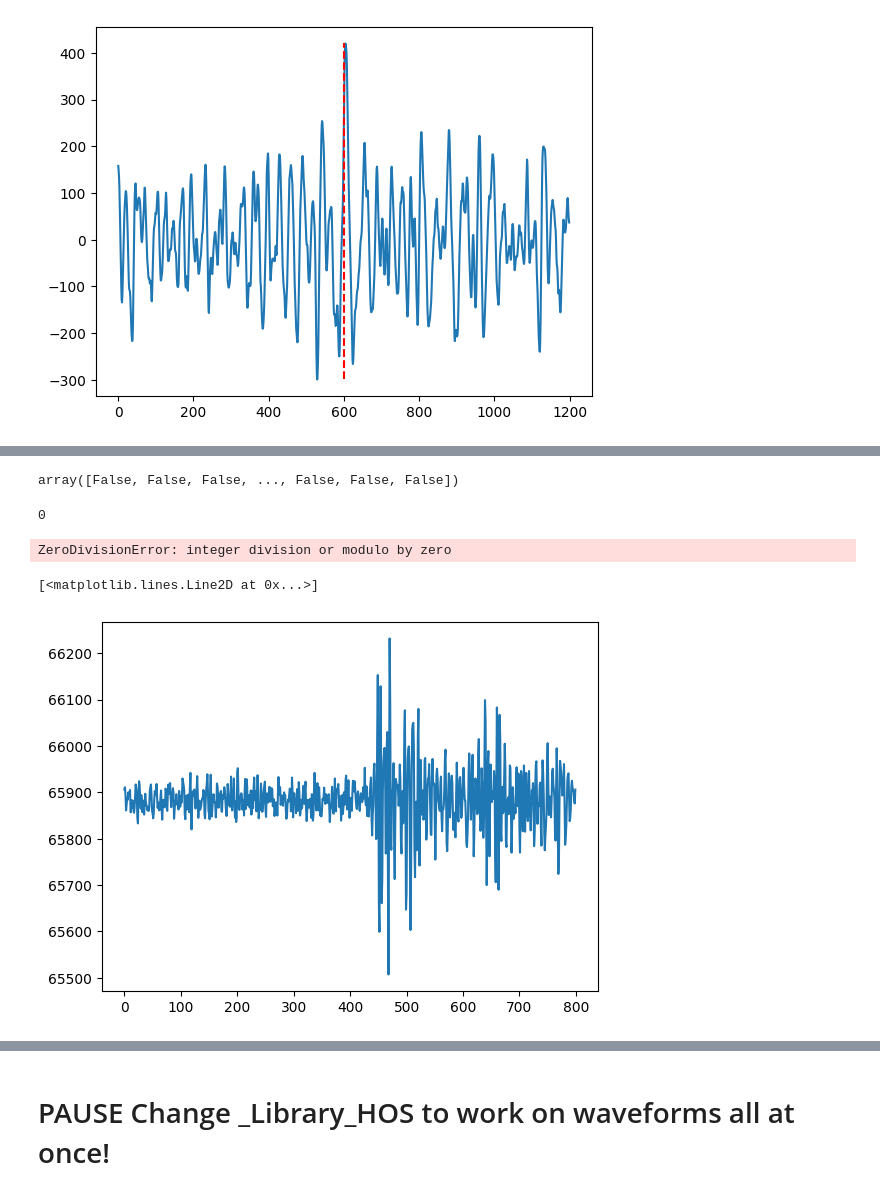
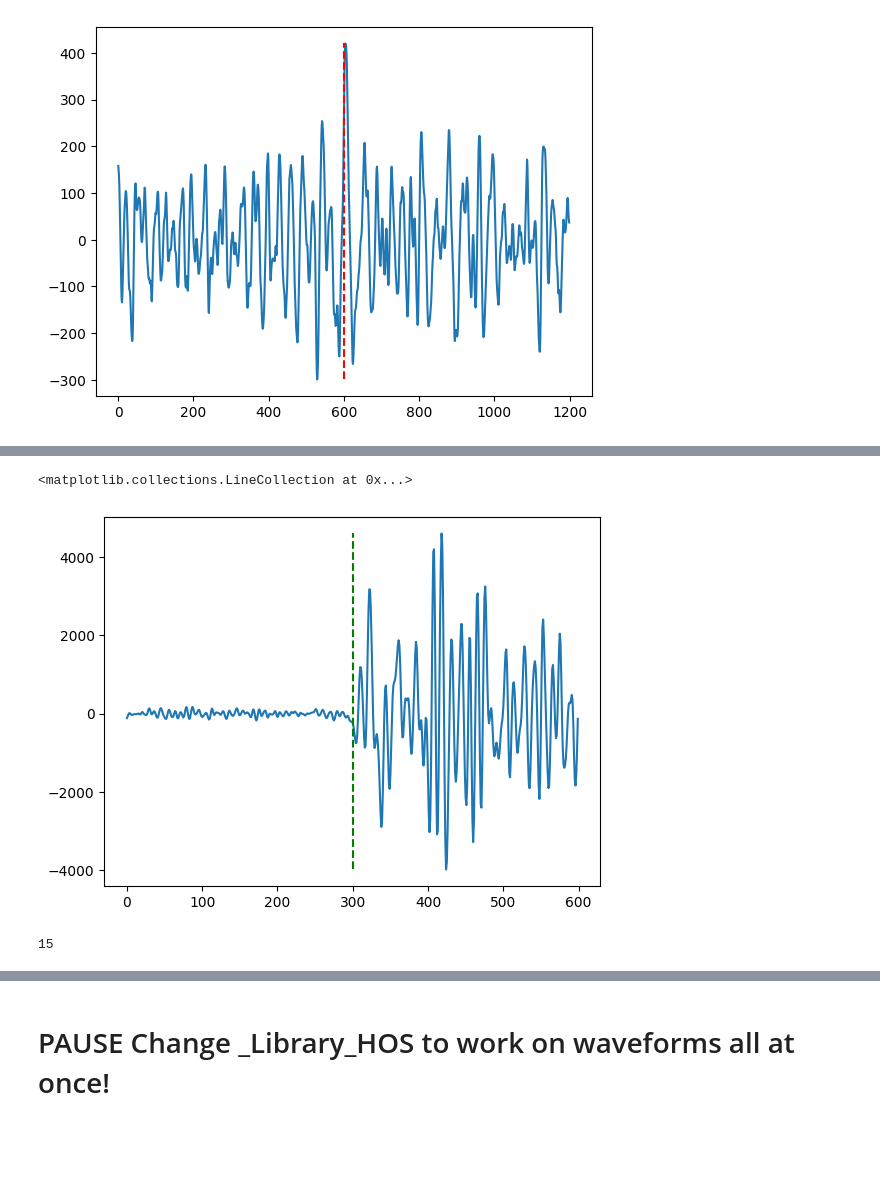
Before and after one commit to Nemenick/primoprogetto, a Jupyter notebook: Codici/_DETECT_HOS.ipynb, the cells around one changed output, grey strips where cells are left out. Cells and saved outputs as stored; diff of their text form; code cells hidden in the pictures; blank space fills up the shorter version.

```diff
--- a/Codici/_DETECT_HOS.ipynb
+++ b/Codici/_DETECT_HOS.ipynb
@@ -305,4 +377,0 @@ zeros = D.sismogramma==0
-# %%
-zeros[0]
-# %% [output]
-array([False, False, False, ..., False, False, False])
@@ -323,13 +378,28 @@ or_s = 299
-# %%
-or_s-wind if or_s-wind >0  else 0
-# %% [output]
-0
-# %%
-sig = _Library_HOS.freq_filter(D.sismogramma[i][or_s-wind:or_s+8*int(D.metadata["sampling_rate"][i])], D.metadata["sampling_rate"][i], freq, type_filter= filt)
-# %% [output]
-ZeroDivisionError: integer division or modulo by zero
-# %%
-plt.plot(D.sismogramma[i][or_s:or_s+8*int(D.metadata["sampling_rate"][i])])
-# %% [output]
-[<matplotlib.lines.Line2D at 0x...>]
-[figure, removed]
+# %%
+#plt.plot(sig)
+import numpy as np
+import matplotlib.pyplot as plt
+import _Library_HOS
+s = 300
+
+i=59
+u = times_hos[(times_hos["Accept"] == "True") & (times_hos["trace_P_arrival_sample"]<0)]
+indi = u.index[i]
+
+sig =  _Library_HOS.freq_filter(D.sismogramma[indi], 200, [1,30], type_filter= "bandpass")
+# sig = D.sismogramma[indi[i]]
+arrivo = u["stat: S_4 type_filter: bandpass filter freq: [1, 30] window_width: 300 tresh:_ons_th=0.1"][indi]
+plt.plot(sig[arrivo-s:arrivo+s])
+min_ = np.min(sig[arrivo-s:arrivo+s])
+max_ = np.max(sig[arrivo-s:arrivo+s])
+
+plt.vlines(s,min_,max_,color="green", label = "arrivo", linestyles="--")
+#plt.vlines(ons_2[vedok][indi[i]]+s-arrivo,min_,max_,color="red", label = "arrivo", linestyles="--")
+# %% [output]
+<matplotlib.collections.LineCollection at 0x...>
+[figure, added]
+# %%
+indi = times_hos[(times_hos["Accept"] == "True") & (times_hos["trace_P_arrival_sample"]<0)].index[0]
+indi
+# %% [output]
+15
```
Also changed, not shown: parts of 18 cells of this notebook, 2 other files.
